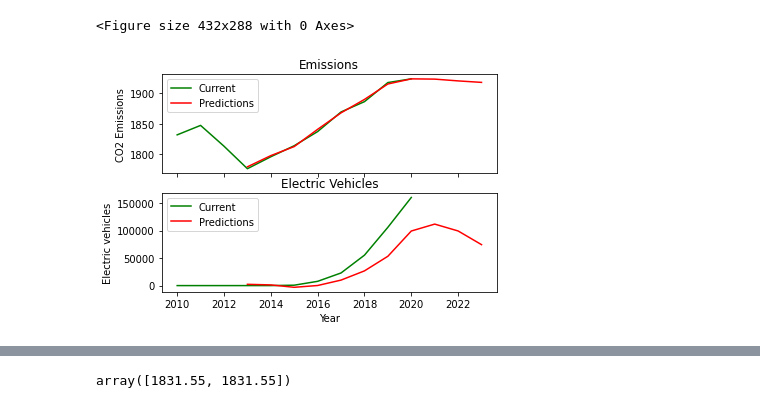
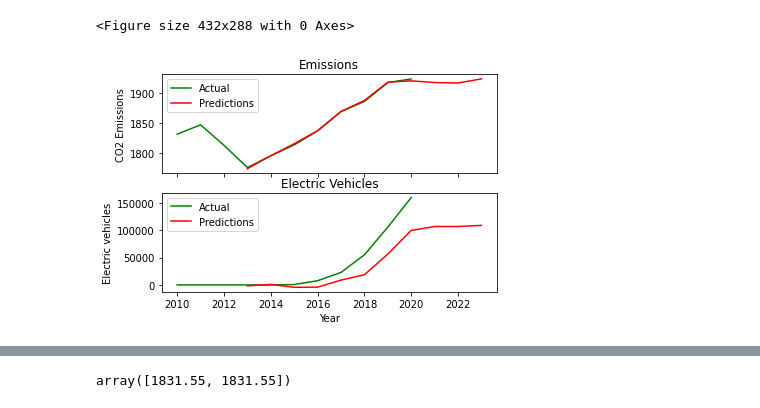
Before and after one commit to IsaacJohnEvans/EV_affect_on_emissions, a Jupyter notebook: pred.ipynb, the cells around one changed output, grey strips where cells are left out. Drawn from its saved outputs; the diff is of its cells as text; code cells hidden in the pictures.

```diff
--- a/pred.ipynb
+++ b/pred.ipynb
@@ -94,7 +91,7 @@ def train_test_split(X, y, split_point):
 def create_model(layers, input_shape, print_summary):
     model = keras.Sequential(layers)
     model.build(input_shape=input_shape)
-    model.compile(loss='mse', optimizer='adam')
+    model.compile(loss='mse', optimizer='adam', metrics = [tf.keras.metrics.MeanSquaredError()])
     if print_summary:
         model.summary()
     return model
@@ -107,7 +104,9 @@ def run_model(X, y, data_memory, epochs, batch_size, model_des, split_point, plo
     x_train, x_test, y_train, y_test, nrows, samples, X_norm, y_norm, X_attrs, y_attrs = process_data(X, y, split_point)
     input_shape = (x_train.shape[0], data_memory, samples)
     model = create_model(model_layer, input_shape, print_summary)
+    #model = keras.models.load_model('EU_model')
     history = model.fit(x_train, y_train, validation_split = 0.1, epochs= epochs , batch_size=batch_size)
+    model.save('UK_model')
     y_pred_norm = np.concatenate((model.predict(x_train[:, :, :]), model.predict(x_test[:, :, :])))
     y_pred_norm = np.roll(y_pred_norm, 1, axis = 1)
     y_pred = np.roll(y_pred_norm *y_attrs[:, 1]**0.5 + y_attrs[:, 0] , 0)
@@ -124,35 +123,43 @@ def run_model(X, y, data_memory, epochs, batch_size, model_des, split_point, plo
     if plot_pred_bool:
         plot_pred(y, y_pred, plot_range)
     return y, y_pred
+
+def run_regr(X, y, t):
+    regr = RandomForestRegressor(max_depth=3, random_state=0)
+    regr.fit(X, y)
+    nrows = X.shape[0]
+    y_reg, abs_loss, per_loss = np.zeros(nrows), np.zeros(nrows), np.zeros(nrows)
+    for i in range(nrows):
+        y_reg[i] = regr.predict(np.array([X[i, :]]))
+    plt.plot(t, y, 'g', t, y_reg, 'r')
+    for i in range(nrows):
+        abs_loss[i] = np.abs(y[i] - y_reg[i])
+        if y[i] > 0:
+            per_loss[i] = abs_loss[i] / y[i]
+    print(np.sum(abs_loss)/ nrows, np.sum(per_loss)/ nrows)
 # %%
 args = load_data()
 EU_em_df, EU_em_annual_df, UK_em_df, US_em_df, EU_veh_df, UK_veh_df, US_veh_df, UK_nox_annual_df,UK_pm_all_annual_df,USA_pm_10_annual_df,USA_pm_2_5_annual_df,USA_nox_annual_df,OCED_PM10_df,OCED_NOX_df,OCED_PM2_5_df = args
 # %%
 time_step = 5
-data_memory = 5
+data_memory = 10
 epochs = 50
 batch_size = 1
 split_point = 0.9
 df_model_columns =  ['time_step', 'data_memory', 'samples', 'layers', 'epochs', 'batch_size', 'training_loss', 'val_loss', 'test_loss']
-model_des = 'D32, GRU32, GRU32 D1'
+model_des = 'D16, LSTM32, D4, D2'
 model_layer = [layers.Dense(32, activation= 'sigmoid'),
                 layers.GRU(32,activation= 'softsign', recurrent_activation = 'relu', recurrent_dropout = 0.1, dropout = 0.1, return_sequences=False),
                 layers.Dense(2)]
+model_layer = [layers.Dense(16, activation= 'linear'),
+                layers.LSTM(32,activation= 'sigmoid', dropout = 0.1, recurrent_dropout = 0.2, return_sequences=False),
+                layers.Dense(4, activation='linear'),
+                layers.Dense(2)]
 
-model_layer = [layers.LSTM(2, activation="linear", return_sequences=True),
-               layers.LSTM(2, activation='linear', return_sequences=False),
-               layers.Dense(8, activation='linear'),
-               layers.Dense(2, activation='linear')]
-
-
-# sigmoid, softsign, relu
-# activation='softsign', recurrent_activation='relu'
 plot_range = [0]
 plot_range += [plot_range[0] + 27]
 plot_pred_bool = False
 print_summary = False
-#model_df = pd.DataFrame(model_performance).transpose()
-#model_df.to_csv('model_performance.csv')
 EU_em_X, EU_em_y = np.split(EU_em_df.to_numpy(), [11], 1)
 UK_em_X, UK_em_y = np.split(UK_em_df.to_numpy(dtype=np.float64), [13], 1)
 US_em_X, US_em_y, a = np.split(US_em_df.to_numpy(dtype=np.float64), [45,46], 1)
@@ -228,20 +237,19 @@ Epoch 50/50
 # %%
 EU_t = np.linspace(2010, 2020, 11)
 EU_t_pred = np.linspace(2010 + time_step - 2, 2020 + time_step -2, 11)
 EU_y = np.concatenate((EU_em_annual_y[-13: -2, :], EU_veh_y), axis = 1)
 plt.figure(1)
 fig, (ax1, ax2) = plt.subplots(2, 1, sharex= True)
 ax1.plot(EU_t, EU_y[:, 0], 'g', EU_t_pred, EU_y_pred[:, 0], 'r')
-ax1.legend(['Current', 'Predictions'])
+ax1.legend(['Actual', 'Predictions'])
 ax1.set_title('Emissions')
 ax1.set(ylabel = 'CO2 Emissions')
 ax2.plot(EU_t, EU_y[:, 1], 'g', EU_t_pred, EU_y_pred[:, 1], 'r')
 ax2.set_title('Electric Vehicles')
-ax2.legend(['Current', 'Predictions'])
+ax2.legend(['Actual', 'Predictions'])
 ax2.set(ylabel = 'Electric vehicles')
 ax2.set(xlabel = 'Year')
-plt.savefig('Figures\EU')
 # %% [output]
 <Figure size 432x288 with 0 Axes>
-[figure, old version]
+[figure, new version]
 # %%
```
Also changed, not shown: parts of 14 cells of this notebook, 18 other files.
